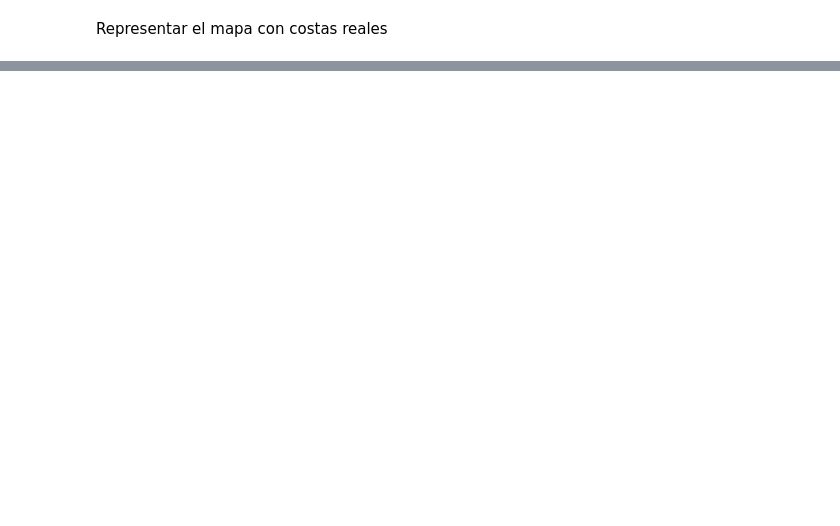
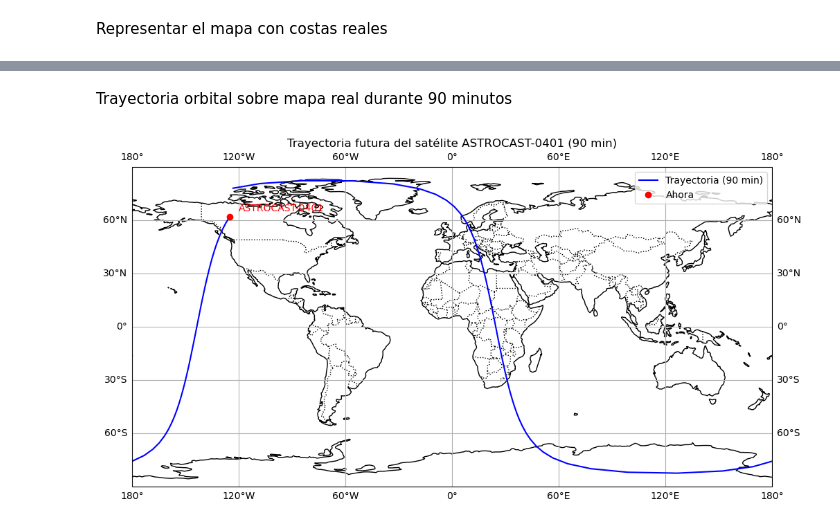
Before and after one commit to pgarccar/TFM, a Jupyter notebook: Skyfield_examples/Iniciacion_Skyfield.ipynb, the cells around one changed output, grey strips where cells are left out. Cells and saved outputs as stored; diff of their text form; code cells hidden in the pictures; blank space fills up the shorter version.

Commit message:
Notebook actualizado

```diff
--- a/Skyfield_examples/Iniciacion_Skyfield.ipynb
+++ b/Skyfield_examples/Iniciacion_Skyfield.ipynb
@@ -120,0 +121,42 @@ plt.show()
+# %% [markdown]
+Trayectoria orbital sobre mapa real durante 90 minutos
+# %%
+# 1. Crear secuencia de tiempos para 90 minutos
+minutos = np.arange(0, 91, 1)  # de 0 a 90 minutos
+t0 = ts.now()
+t_array = ts.utc(t0.utc.year, t0.utc.month, t0.utc.day, t0.utc.hour, t0.utc.minute + minutos)
+
+# 2. Calcular posiciones
+geocentric_array = sat.at(t_array)
+
+# 3. Obtener subpuntos (latitudes y longitudes)
+latitudes = []
+longitudes = []
+
+# Iterar sobre las posiciones calculadas en geocentric_array
+for geocentric in geocentric_array:
+    subpoint = geocentric.subpoint()  # Obtenemos el subpunto de cada cálculo
+    latitudes.append(subpoint.latitude.degrees)
+    longitudes.append(subpoint.longitude.degrees)
+
+# 4. Preparar figura Cartopy con mapa global
+fig = plt.figure(figsize=(12, 6))
+ax = plt.axes(projection=ccrs.PlateCarree())
+ax.set_global()
+ax.coastlines()
+ax.add_feature(cfeature.BORDERS, linestyle=':')
+ax.gridlines(draw_labels=True)
+
+# 5. Dibujar trayectoria
+ax.plot(longitudes, latitudes, 'b-', transform=ccrs.Geodetic(), label='Trayectoria (90 min)')  # CORREGIDO el error tipográfico en 'transform'
+
+# 6. Dibujar posición actual
+ax.plot(longitudes[0], latitudes[0], 'ro', markersize=6, transform=ccrs.Geodetic(), label='Ahora')
+ax.text(longitudes[0] + 5, latitudes[0] + 3, nombre, color='red', transform=ccrs.Geodetic())
+
+# 7. Finalizar
+plt.title(f"Trayectoria futura del satélite {nombre} (90 min)")
+plt.legend()
+plt.show()
+# %% [output]
+[figure, added]
```
Also changed, not shown: parts of 5 cells of this notebook.
